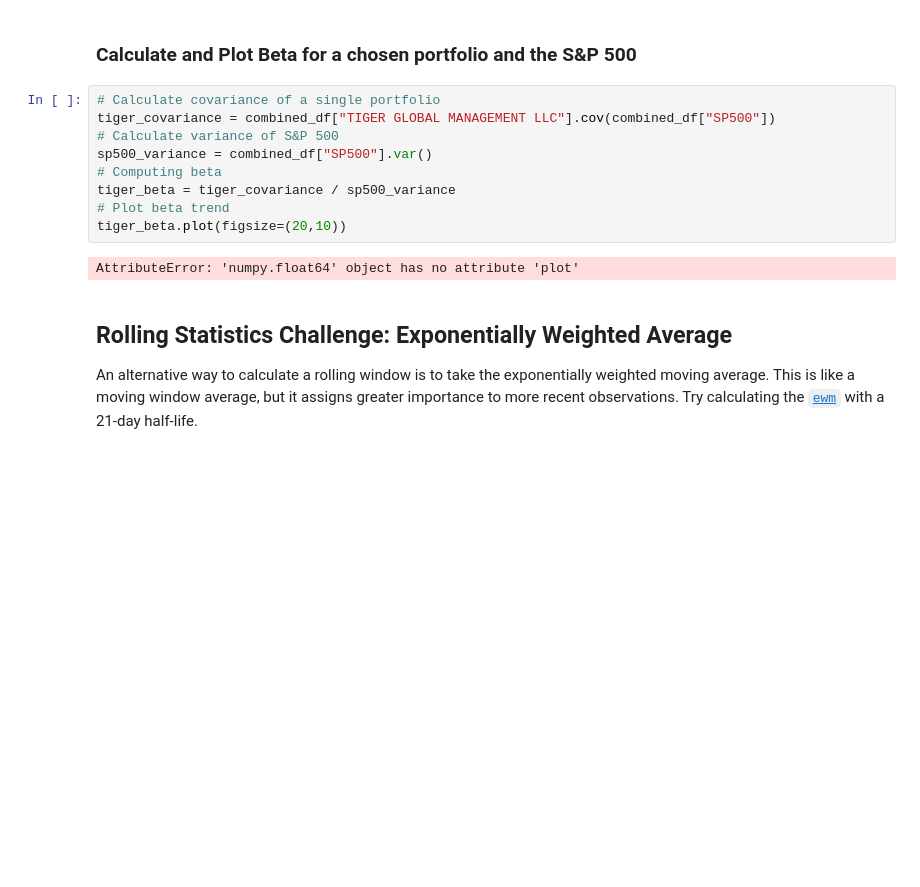
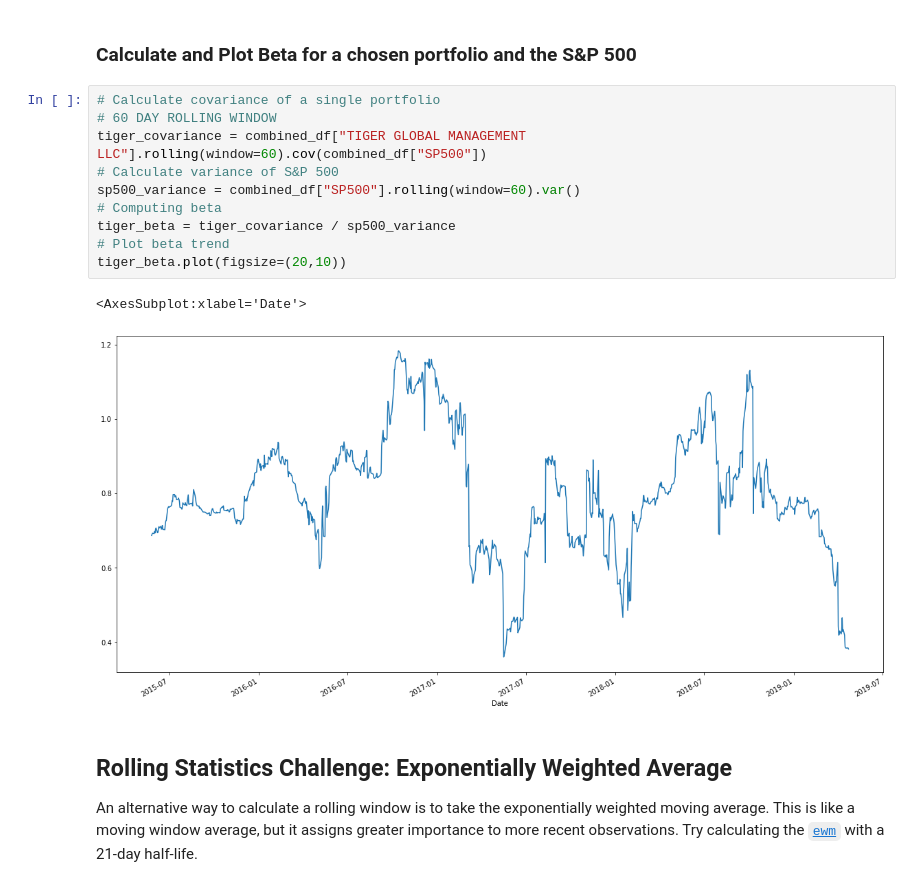
Before and after one commit to jjalomo93/Pandas-HW, a Jupyter notebook: whale_analysis.ipynb, the cells around one changed output. Drawn from its saved outputs; the diff is of its cells as text; blank space fills up the shorter version.

```diff
--- a/whale_analysis.ipynb
+++ b/whale_analysis.ipynb
@@ -284,15 +284,17 @@ sns.heatmap(portfolio_corr, vmax=1, vmin=-1, annot=True)
 ### Calculate and Plot Beta for a chosen portfolio and the S&P 500
 # %%
 # Calculate covariance of a single portfolio
-tiger_covariance = combined_df["TIGER GLOBAL MANAGEMENT LLC"].cov(combined_df["SP500"])
+# 60 DAY ROLLING WINDOW
+tiger_covariance = combined_df["TIGER GLOBAL MANAGEMENT LLC"].rolling(window=60).cov(combined_df["SP500"])
 # Calculate variance of S&P 500
-sp500_variance = combined_df["SP500"].var()
+sp500_variance = combined_df["SP500"].rolling(window=60).var()
 # Computing beta
 tiger_beta = tiger_covariance / sp500_variance
 # Plot beta trend
 tiger_beta.plot(figsize=(20,10))
 # %% [output]
-AttributeError: 'numpy.float64' object has no attribute 'plot'
+<AxesSubplot:xlabel='Date'>
+[figure, added]
 # %% [markdown]
 ## Rolling Statistics Challenge: Exponentially Weighted Average
 
```
Also changed, not shown: parts of 35 cells of this notebook, 6 other files.
